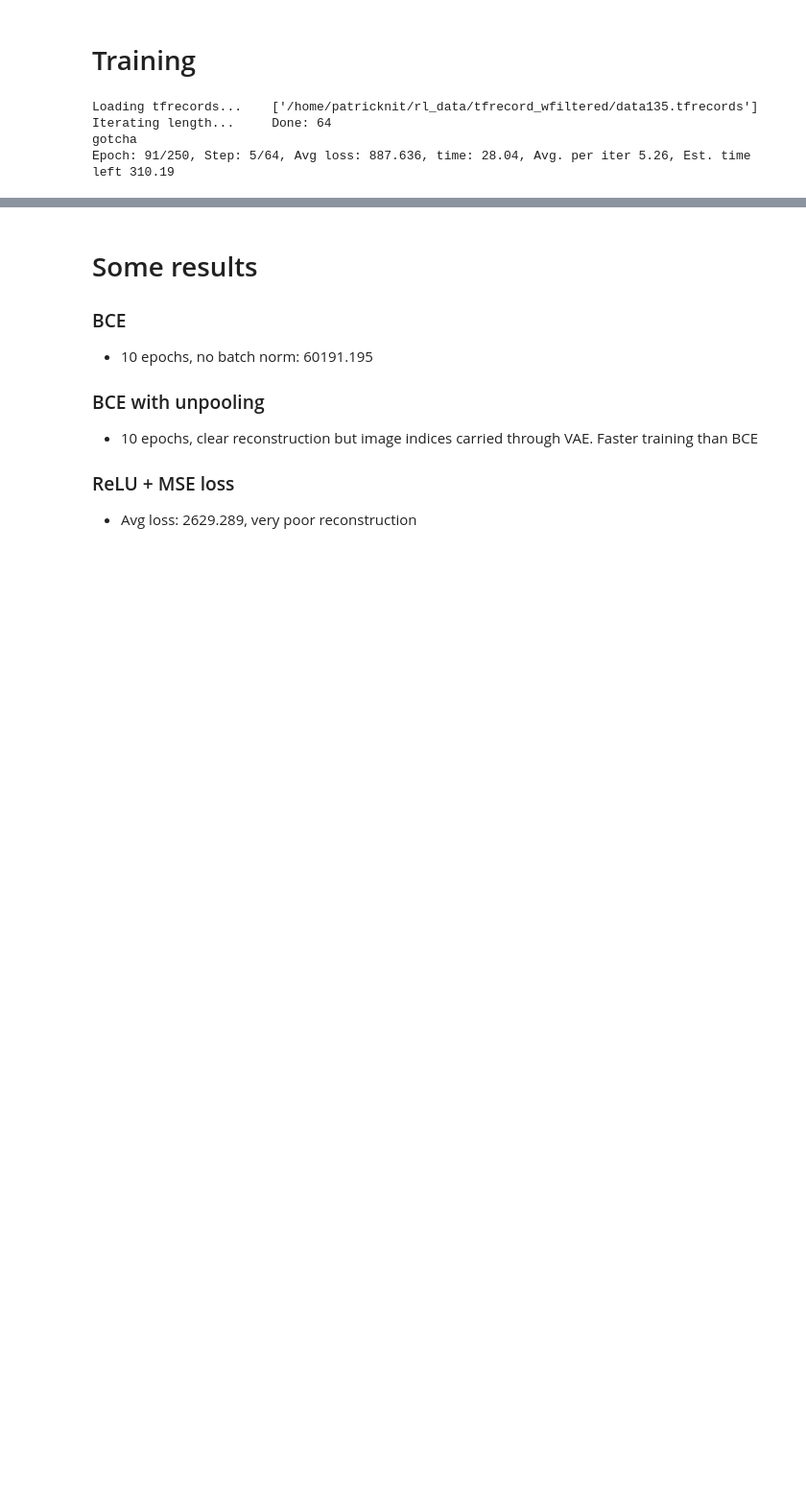
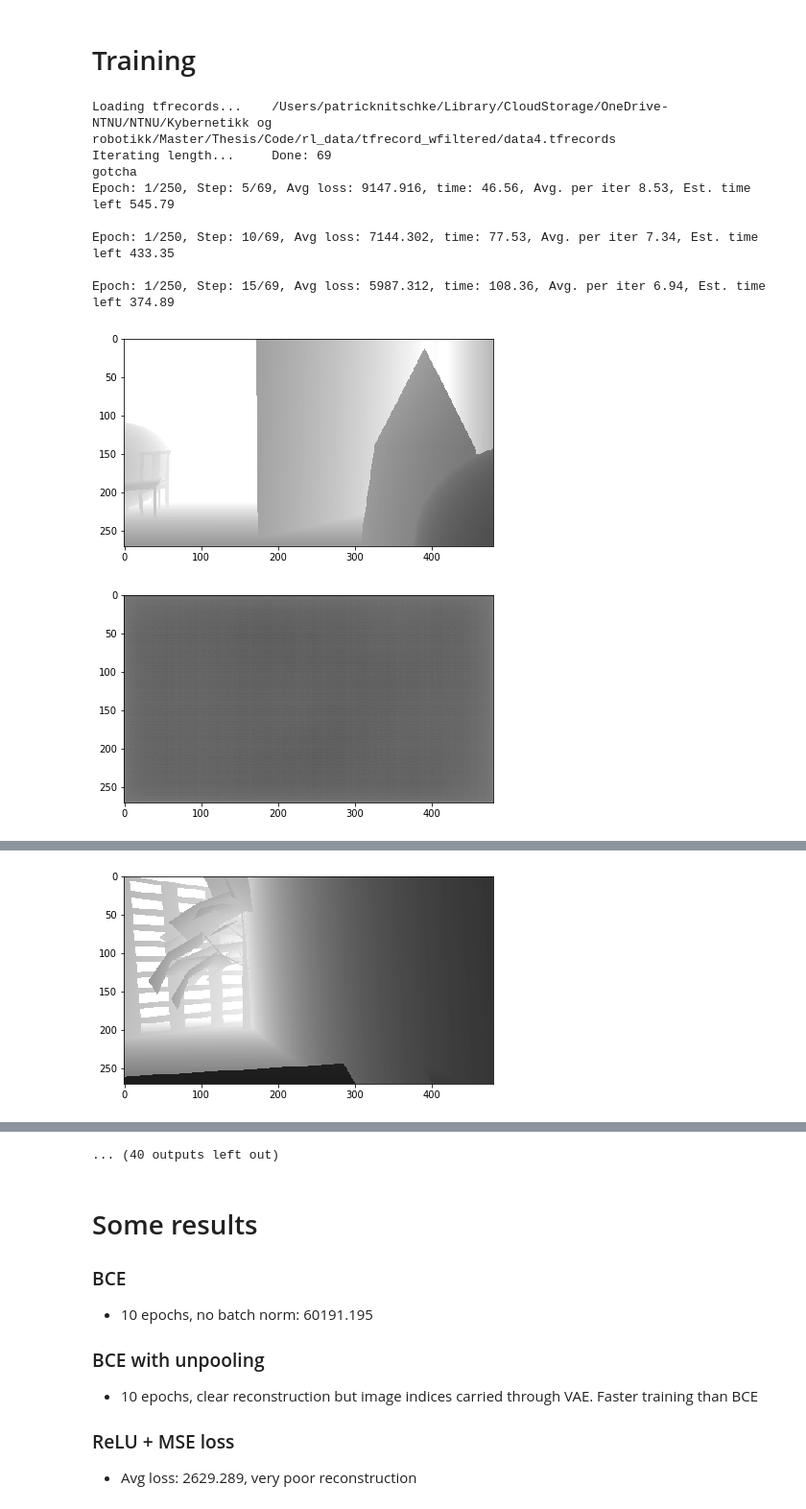
Before and after one commit to patricknitschke/Pytorch, a Jupyter notebook: VAE/vae_filtered_dronet.ipynb, the cells around one changed output, grey strips where cells are left out. Shown at 96% size. Cells and saved outputs as stored; diff of their text form; code cells hidden in the pictures; blank space fills up the shorter version.

Commit message:
train with filtered images - mac

```diff
--- a/VAE/vae_filtered_dronet.ipynb
+++ b/VAE/vae_filtered_dronet.ipynb
@@ -25,6 +20,8 @@ device(type='cpu')
 # %% [markdown]
 # Hyperparams
 # %%
+LINUX = False
+
 latent_dim = 64
 num_epochs = 250
 batch_size = 32
@@ -32,5 +29,20 @@ learning_rate = 1e-3
 
 save_model = True
 load_model = False
+
+if LINUX:
+    tfrecord_folder = "/home/patricknit/rl_data/tfrecord_wfiltered"
+    tfrecord_test_folder = "/home/patricknit/rl_data/tfrecord_wfiltered/test"
+
+    save_model_file = "/home/patricknit/vae_models/vae_dronet_sigmoid_MSE_weighted"
+    load_model_file = "/home/patricknit/vae_models/vae_dronet_sigmoid_MSE_weighted_90.pth"
+
+else:
+    base_path = "/Users/patricknitschke/Library/CloudStorage/OneDrive-NTNU/NTNU/Kybernetikk og robotikk/Master/Thesis/Code"
+    tfrecord_folder = base_path + "/rl_data/tfrecord_wfiltered"
+    tfrecord_test_folder = tfrecord_folder
+
+    save_model_file = base_path + "/vae_models/vae_dronet_sigmoid_MSE_weighted_filtered"
+    load_model_file = base_path + "/vae_models/vae_dronet_sigmoid_MSE_weighted_90.pth"
 # %% [markdown]
 # Load Dataset
@@ -40,4 +49,4 @@ tfrecord_test_folder = "/home/patricknit/rl_data/tfrecord_wfiltered/test"
 # %%
-train_dataset = DepthImageDataset(tfrecord_folder=tfrecord_folder, batch_size=batch_size) # 180 tfrecords
-test_dataset = DepthImageDataset(tfrecord_folder=tfrecord_test_folder, batch_size=batch_size) # 20 tfrecords
+train_dataset = DepthImageDataset(tfrecord_folder=tfrecord_folder, batch_size=batch_size, one_tfrecord=True) # 180 tfrecords
+test_dataset = DepthImageDataset(tfrecord_folder=tfrecord_test_folder, batch_size=batch_size, one_tfrecord=True) # 20 tfrecords
 # %% [output]
@@ -420,13 +428,9 @@ class VAE(nn.Module):
 # %%
 vae_model = VAE(n_z=latent_dim)
 
-load_model_file = "/home/patricknit/vae_models/vae_dronet_sigmoid_MSE_weighted_90.pth"
-load_model = True
-
 if load_model:
     vae_model.load_state_dict(torch.load(load_model_file))
-else:
-    vae_model.train()
+    print(f"Loaded model: {load_model_file}")
 
 optimiser = torch.optim.Adam(vae_model.parameters(), lr=learning_rate)
 summary(vae_model, (1, 270, 480))
@@ -475,25 +479,30 @@ def weighted_MSE(x, x_hat, mu, logvar):
 
     #print(reproduction_loss, reproduction_loss_ref)
     return reproduction_loss - kl_divergence
+
+def filtered_weighted_MSE(filtered_x, x_hat, mu, logvar):
+    reproduction_loss = (depth_gain(filtered_x) * torch.square(x_hat - filtered_x)).sum()
+    kl_divergence = 0.5 * torch.sum(1 + logvar - mu.pow(2) - logvar.exp())
+
+    #print(reproduction_loss, reproduction_loss_ref)
+    return reproduction_loss - kl_divergence
 # %%
 time_iteration = []
 # train_dataset = DepthImageDataset(tfrecord_folder=tfrecord_folder, batch_size=batch_size)
 # train_loader = DataLoader(dataset=train_dataset, batch_size=1, collate_fn=collate_batch)
 # train_loader = next(iter(train_loader))
 
-save_model_file = "/home/patricknit/vae_models/vae_dronet_sigmoid_MSE_weighted"
-
-for epoch in range(90, num_epochs):
+for epoch in range(num_epochs):
     overall_loss = 0
     overall_elbo = 0
     since = time.time()
 
     # Random file each time
-    train_dataset = DepthImageDataset(tfrecord_folder=tfrecord_folder, batch_size=batch_size)
+    train_dataset = DepthImageDataset(tfrecord_folder=tfrecord_folder, batch_size=batch_size, one_tfrecord=True)
     train_loader = DataLoader(dataset=train_dataset, batch_size=1, collate_fn=collate_batch)
     n_iterations = len(train_loader)
 
-    for i, (image, *_) in enumerate(train_loader):
+    for i, (image, image_filtered, *_) in enumerate(train_loader):
         since_iter = time.time()
 
         optimiser.zero_grad()
@@ -502,34 +511,40 @@ for epoch in range(90, num_epochs):
         x_hat, mu, logvar, z = vae_model(image)
 
         # Loss
-        loss = weighted_MSE(image, x_hat, mu, logvar)
+        loss = filtered_weighted_MSE(image_filtered, x_hat, mu, logvar)
         #print(loss)
 
         overall_loss += loss
 
         # Update weights
 
         loss.backward()
         optimiser.step()
 
 
         time_iteration.append(time.time() - since_iter)
         iter_time_mean = np.array(time_iteration).mean()
 
         if (i+1) % (5) == 0:
             time_elapsed = time.time() - since
             print(f"Epoch: {epoch+1}/{num_epochs}, Step: {i+1}/{n_iterations}, Avg loss: {overall_loss/((i+1)*batch_size):.3f}, time: {time_elapsed:.2f}, Avg. per iter {iter_time_mean:.2f}, Est. time left {iter_time_mean*(n_iterations - (i+1)):.2f}")
             print()
 
         if (i+1) % (15) == 0:
             imshow(image[0])
             imshow(x_hat[0].detach())
 
     if (epoch+1) % 10 == 0:
         save_model_file_dir = save_model_file + f"_{epoch+1}.pth"
         torch.save(vae_model.state_dict(), save_model_file_dir)
 # %% [output]
-Loading tfrecords...    ['/home/patricknit/rl_data/tfrecord_wfiltered/data135.tfrecords']
-Iterating length...     Done: 64
+Loading tfrecords...    /Users/patricknitschke/Library/CloudStorage/OneDrive-NTNU/NTNU/Kybernetikk og robotikk/Master/Thesis/Code/rl_data/tfrecord_wfiltered/data4.tfrecords
+Iterating length...     Done: 69
 gotcha
-Epoch: 91/250, Step: 5/64, Avg loss: 887.636, time: 28.04, Avg. per iter 5.26, Est. time left 310.19
+Epoch: 1/250, Step: 5/69, Avg loss: 9147.916, time: 46.56, Avg. per iter 8.53, Est. time left 545.79
+
+Epoch: 1/250, Step: 10/69, Avg loss: 7144.302, time: 77.53, Avg. per iter 7.34, Est. time left 433.35
+
+Epoch: 1/250, Step: 15/69, Avg loss: 5987.312, time: 108.36, Avg. per iter 6.94, Est. time left 374.89
+[figure, added]
+[figure, added]
@@ -535,0 +556 @@ Epoch: 91/250, Step: 5/64, Avg loss: 887.636, time: 28.04, Avg. per iter 5.26, E
+[figure, added]
@@ -536,3 +572,4 @@ Epoch: 91/250, Step: 5/64, Avg loss: 887.636, time: 28.04, Avg. per iter 5.26, E
+... (40 outputs left out)
 # %% [markdown]
 # Some results
 
```
Also changed, not shown: parts of 7 cells of this notebook, 2 other files.
